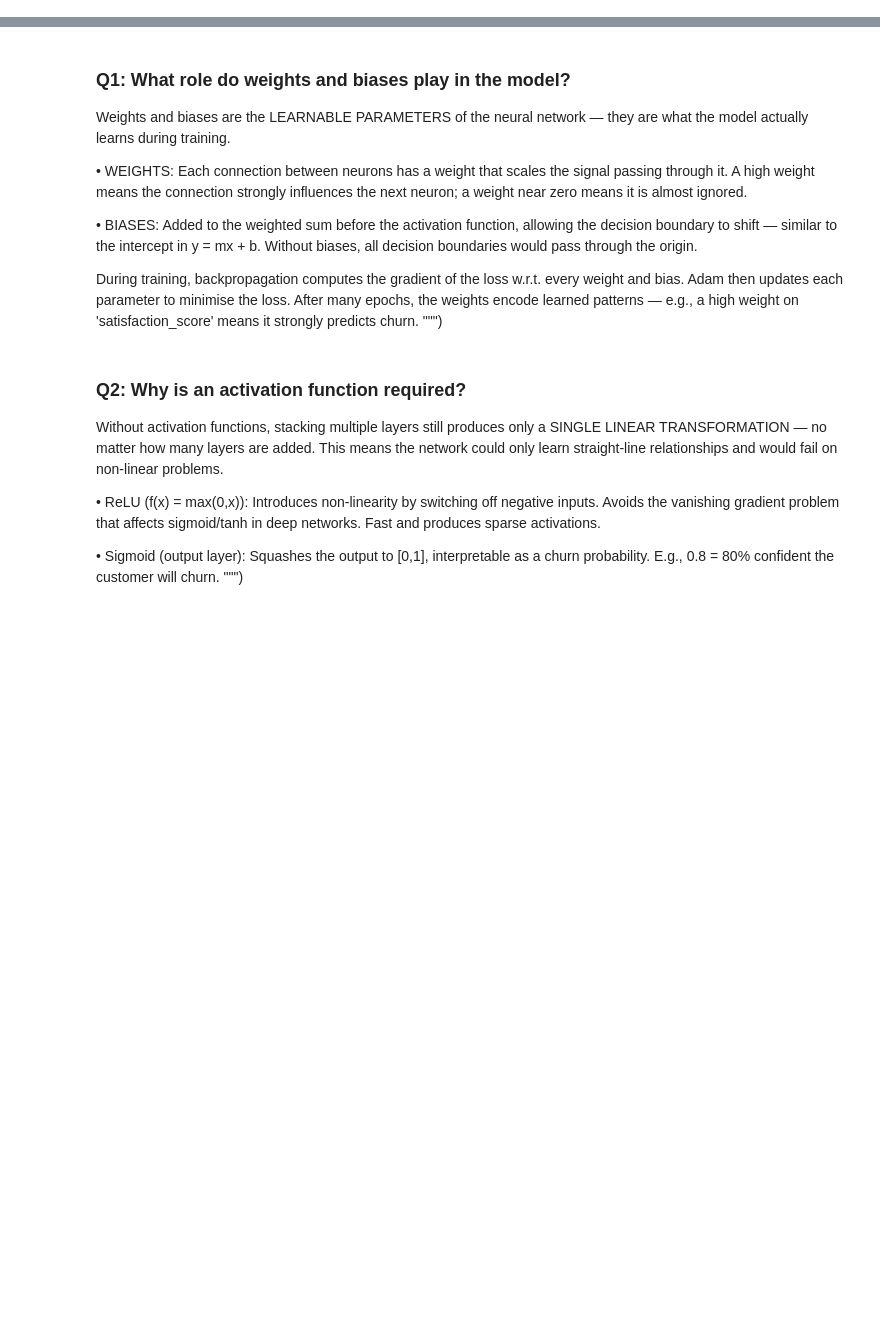
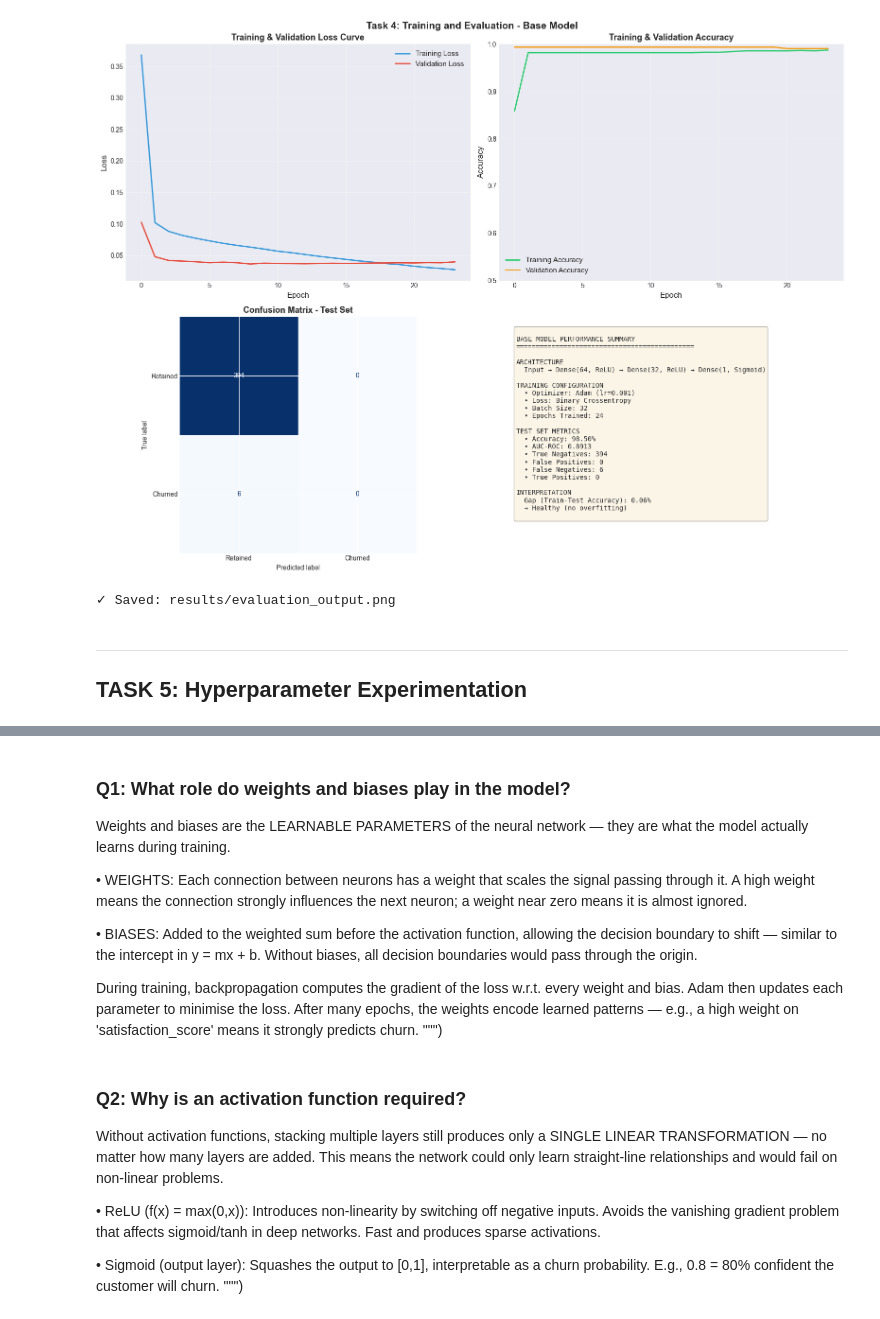
Before and after one commit to iajjurathore/Part-1-neural-network-analysis, a Jupyter notebook: notebook.ipynb, the cells around one changed output, grey strips where cells are left out. Saved outputs shown, nothing was run; the diff lists cells and outputs as text; code cells hidden in the pictures; blank space fills up the shorter version.

```diff
--- a/notebook.ipynb
+++ b/notebook.ipynb
@@ -477,0 +413,72 @@ TASK 5: HYPERPARAMETER EXPERIMENTATION
+# %%
+# Visualization 3: Training History & Confusion Matrix
+fig, axes = plt.subplots(2, 2, figsize=(16, 12))
+
+# Loss curve
+axes[0, 0].plot(history.history['loss'], label='Training Loss', linewidth=2, color='#3498db')
+axes[0, 0].plot(history.history['val_loss'], label='Validation Loss', linewidth=2, color='#e74c3c')
+axes[0, 0].set_xlabel('Epoch', fontsize=12)
+axes[0, 0].set_ylabel('Loss', fontsize=12)
+axes[0, 0].set_title('Training & Validation Loss Curve', fontsize=13, fontweight='bold')
+axes[0, 0].legend(fontsize=11)
+axes[0, 0].grid(True, alpha=0.3)
+
+# Accuracy curve
+axes[0, 1].plot(history.history['accuracy'], label='Training Accuracy', linewidth=2, color='#2ecc71')
+axes[0, 1].plot(history.history['val_accuracy'], label='Validation Accuracy', linewidth=2, color='#f39c12')
+axes[0, 1].set_xlabel('Epoch', fontsize=12)
+axes[0, 1].set_ylabel('Accuracy', fontsize=12)
+axes[0, 1].set_title('Training & Validation Accuracy', fontsize=13, fontweight='bold')
+axes[0, 1].legend(fontsize=11)
+axes[0, 1].grid(True, alpha=0.3)
+axes[0, 1].set_ylim([0.5, 1.0])
+
+# Confusion Matrix
+cm = confusion_matrix(y_test, y_test_pred)
+disp = ConfusionMatrixDisplay(confusion_matrix=cm, display_labels=['Retained', 'Churned'])
+disp.plot(ax=axes[1, 0], cmap='Blues', colorbar=False)
+axes[1, 0].set_title('Confusion Matrix - Test Set', fontsize=13, fontweight='bold')
+
+# Metrics summary
+axes[1, 1].axis('off')
+metrics_text = f"""
+BASE MODEL PERFORMANCE SUMMARY
+{'='*45}
+
+ARCHITECTURE
+  Input → Dense(64, ReLU) → Dense(32, ReLU) → Dense(1, Sigmoid)
+
+TRAINING CONFIGURATION
+  • Optimizer: Adam (lr=0.001)
+  • Loss: Binary Crossentropy
+  • Batch Size: 32
+  • Epochs Trained: {len(history.history['loss'])}
+
+TEST SET METRICS
+  • Accuracy: {test_acc*100:.2f}%
+  • AUC-ROC: {test_auc:.4f}
+  • True Negatives: {cm[0,0]}
+  • False Positives: {cm[0,1]}
+  • False Negatives: {cm[1,0]}
+  • True Positives: {cm[1,1]}
+
+INTERPRETATION
+  Gap (Train-Test Accuracy): {abs(train_acc - test_acc)*100:.2f}%
+  → {'Healthy (no overfitting)' if abs(train_acc - test_acc) < 0.05 else 'Warning: possible overfitting'}
+"""
+
+axes[1, 1].text(0.05, 0.95, metrics_text, transform=axes[1, 1].transAxes,
+               fontfamily='monospace', fontsize=10, verticalalignment='top',
+               bbox=dict(boxstyle='round', facecolor='wheat', alpha=0.3))
+
+plt.suptitle('Task 4: Training and Evaluation - Base Model', fontsize=15, fontweight='bold')
+plt.tight_layout()
+plt.savefig('results/evaluation_output.png', dpi=300, bbox_inches='tight')
+plt.show()
+print("\n✓ Saved: results/evaluation_output.png")
+# %% [output]
+[figure, added]
+✓ Saved: results/evaluation_output.png
+# %% [markdown]
+---
+## TASK 5: Hyperparameter Experimentation
```
Also changed, not shown: parts of 38 cells of this notebook.
